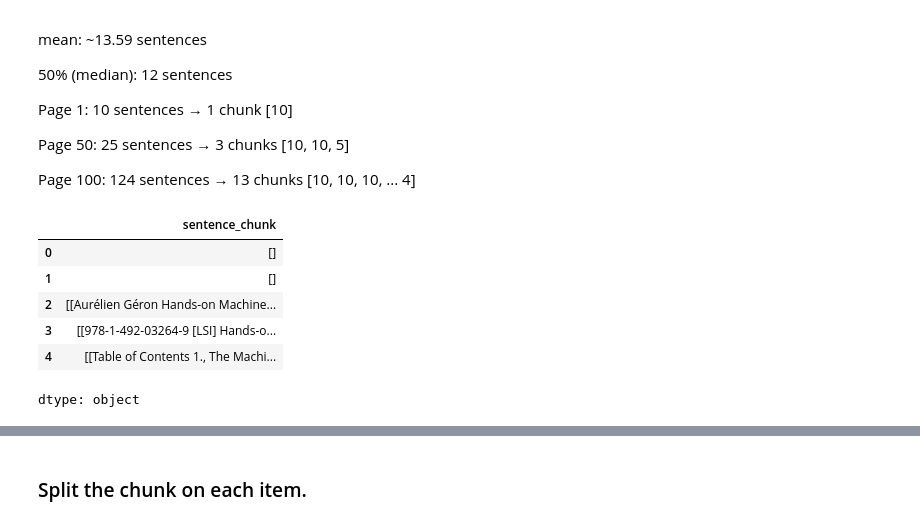
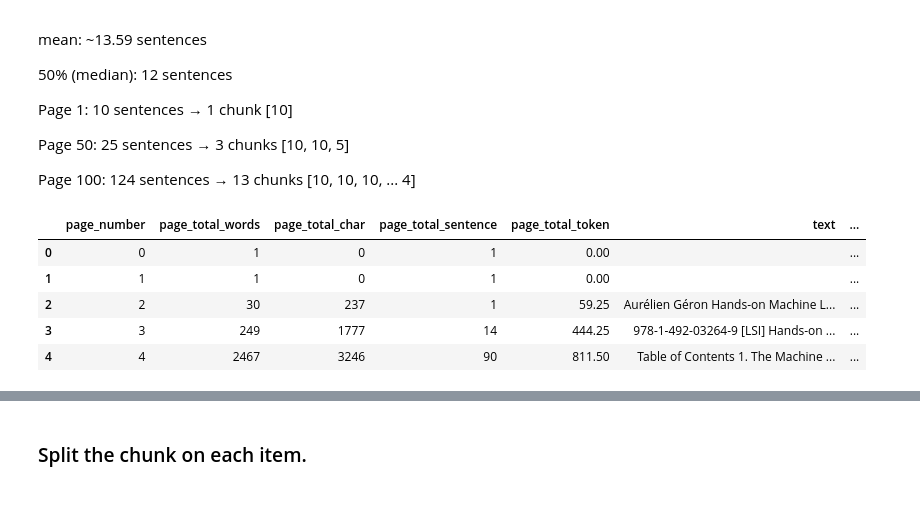
Before and after one commit to MANI-WEBDEVE/RAG_SYSTEM, a Jupyter notebook: COPY_LLM_RAG_SYSTEM.ipynb, the cells around one changed output, grey strips where cells are left out. Cells and saved outputs as stored; diff of their text form; code cells hidden in the pictures.

```diff
--- a/COPY_LLM_RAG_SYSTEM.ipynb
+++ b/COPY_LLM_RAG_SYSTEM.ipynb
@@ -233,14 +238,14 @@ for item in tqdm(page_and_text):
 # %%
 df=pd.DataFrame(page_and_text)
 df['sentence_chunk'].head()
+df.head()
 # %% [output]
-|  | sentence_chunk |
-| 0 | [] |
-| 1 | [] |
-| 2 | [[Aurélien Géron Hands-on Machine... |
-| 3 | [[978-1-492-03264-9 [LSI] Hands-o... |
-| 4 | [[Table of Contents 1., The Machi... |
+|  | page_number | page_total_words | page_total_char | page_total_sentence | page_total_token | text | ... |
+| 0 | 0 | 1 | 0 | 1 | 0.00 |  | ... |
+| 1 | 1 | 1 | 0 | 1 | 0.00 |  | ... |
+| 2 | 2 | 30 | 237 | 1 | 59.25 | Aurélien Géron Hands-on Machine L... | ... |
+| 3 | 3 | 249 | 1777 | 14 | 444.25 | 978-1-492-03264-9 [LSI] Hands-on ... | ... |
+| 4 | 4 | 2467 | 3246 | 90 | 811.50 | Table of Contents 1. The Machine ... | ... |
-dtype: object
 # %%
 import random
 random.sample(page_and_text, k=1)
```
Also changed, not shown: parts of 14 cells of this notebook.
